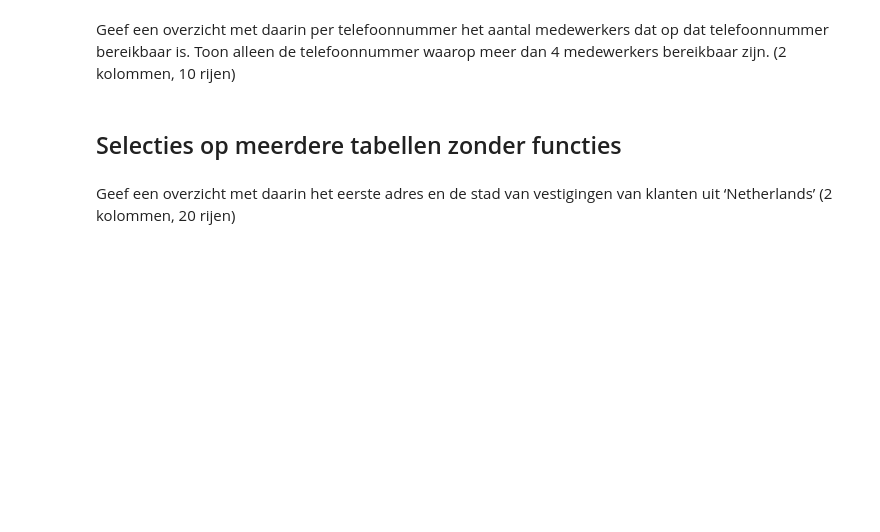
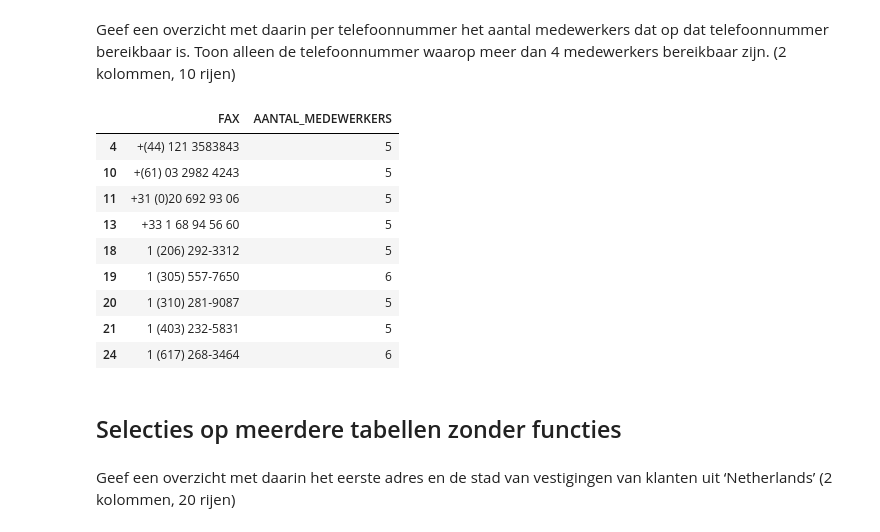
Before and after one commit to RobbertSchwarze/SEM4Robbert, a Jupyter notebook: DEAI - Pythonweek WC Dataselectie met pandas/Opdrachten.ipynb, the cells around one changed output. Cells and saved outputs as stored; diff of their text form; code cells hidden in the pictures; blank space fills up the shorter version.

Commit message:
[Opdracht] Overzicht per telefoonnummer

```diff
--- a/DEAI - Pythonweek WC Dataselectie met pandas/Opdrachten.ipynb
+++ b/DEAI - Pythonweek WC Dataselectie met pandas/Opdrachten.ipynb
@@ -397,5 +419,30 @@ Geef een overzicht met daarin het aantal medewerkers per medewerkersfunctie (2 k
 # %% [markdown]
 Geef een overzicht met daarin per telefoonnummer het aantal medewerkers dat op dat telefoonnummer bereikbaar is. Toon alleen de telefoonnummer waarop meer dan 4 medewerkers bereikbaar zijn. (2 kolommen, 10 rijen)
+# %%
+# Lees de query in
+# Per telefoon nummer, aantal medewerkers.
+# Toon allen de telefoonnummers waarom meer dan 4 medewerkers bereikbaar zijn.
+# Welk tabel? sales_staff
+# Welke kolommen? FAX
+
+medewerker = pd.read_sql_query(select_all_sales_staff, conn)
+
+overzicht = (medewerker.groupby('FAX').size().reset_index(name= 'AANTAL_MEDEWERKERS'))
+
+overzicht_meer_dan_4_medewerkers = overzicht[overzicht['AANTAL_MEDEWERKERS'] > 4]
+
+overzicht_meer_dan_4_medewerkers
+# %% [output]
+|  | FAX | AANTAL_MEDEWERKERS |
+| 4 | +(44) 121 3583843 | 5 |
+| 10 | +(61) 03 2982 4243 | 5 |
+| 11 | +31 (0)20 692 93 06 | 5 |
+| 13 | +33 1 68 94 56 60 | 5 |
+| 18 | 1 (206) 292-3312 | 5 |
+| 19 | 1 (305) 557-7650 | 6 |
+| 20 | 1 (310) 281-9087 | 5 |
+| 21 | 1 (403) 232-5831 | 5 |
+| 24 | 1 (617) 268-3464 | 6 |
 # %% [markdown]
 ## Selecties op meerdere tabellen zonder functies
 # %% [markdown]
```
Also changed, not shown: parts of 2 cells of this notebook.
